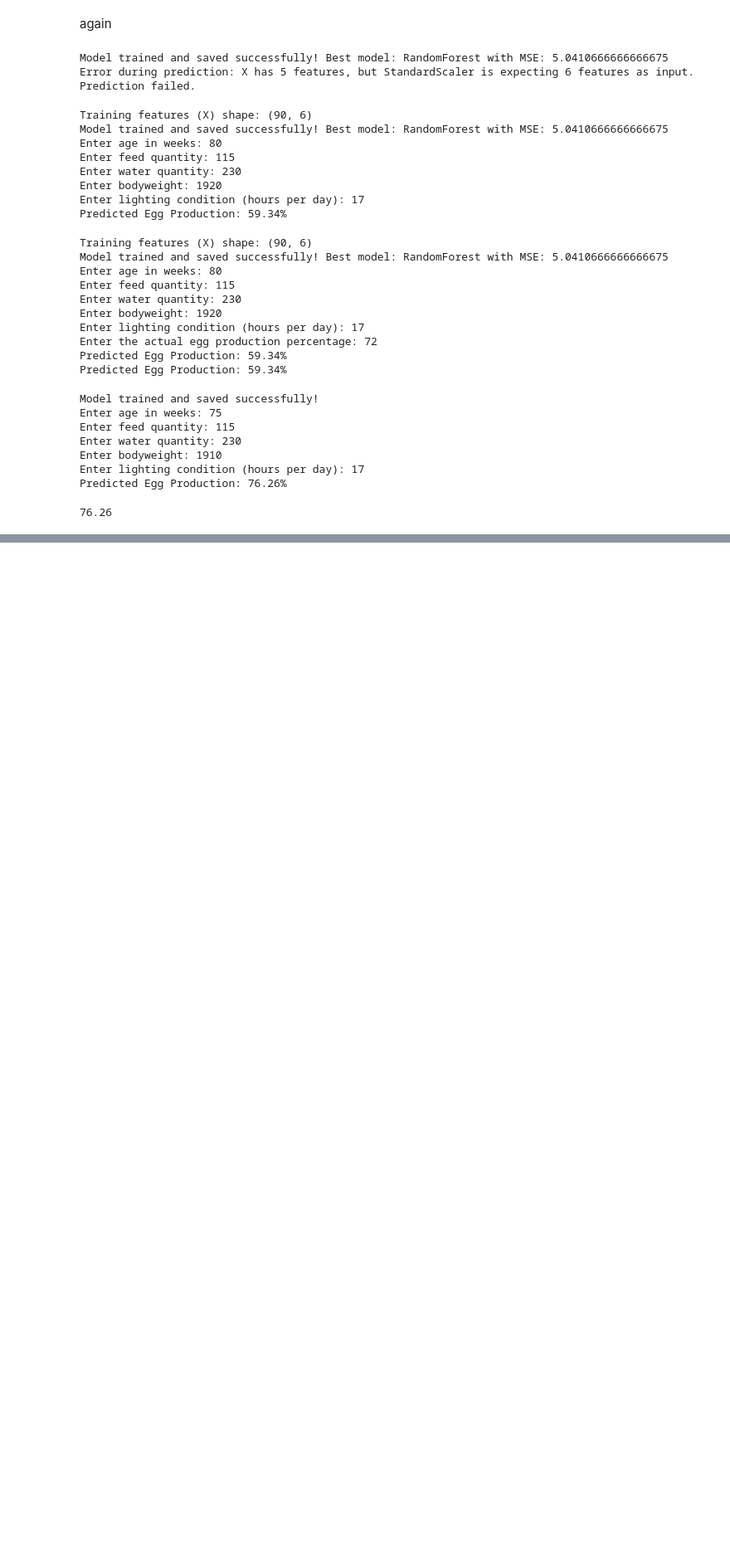
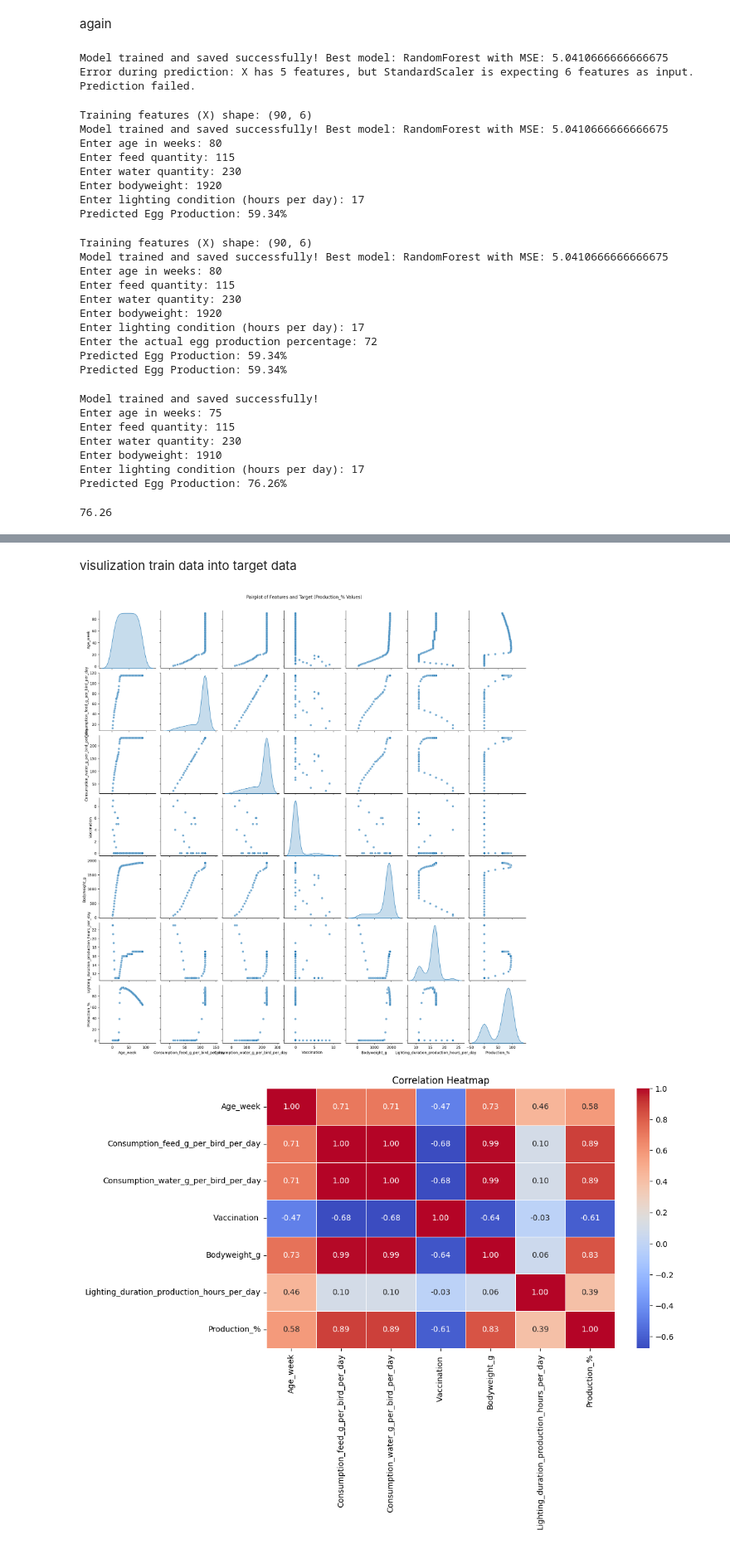
Before and after one commit to MostaryKhatun/Thesis, a Jupyter notebook: Ml_model_for_stabdard_value.ipynb, the cells around one changed output, grey strips where cells are left out. Shown: that part at 83% size. Saved outputs shown, nothing was run; the diff lists cells and outputs as text; code cells hidden in the pictures; blank space fills up the shorter version.

```diff
--- a/Ml_model_for_stabdard_value.ipynb
+++ b/Ml_model_for_stabdard_value.ipynb
@@ -695,0 +809,66 @@ Predicted Egg Production: 76.26%
+# %% [markdown]
+visulization train data into target data
+# %%
+import matplotlib.pyplot as plt
+import seaborn as sns
+import pandas as pd
+import os
+
+# Function to visualize training data vs target values with categorical conversion
+def visualize_train_data_with_categoricals(dataset_path):
+    try:
+        if not os.path.exists(dataset_path):
+            raise FileNotFoundError(f"Dataset not found at {dataset_path}")
+
+        # Load the dataset
+        dataset = pd.read_csv(dataset_path)
+
+        if 'Production_%' not in dataset.columns:
+            raise KeyError("The column 'Production_%' is missing from the dataset.")
+
+        # Feature and target separation
+        X = dataset.drop(columns=['Production_%'])
+        y = dataset['Production_%']
+
+        # Convert categorical columns to numeric
+        categorical_columns = X.select_dtypes(include=['object']).columns
+        for col in categorical_columns:
+            X[col] = X[col].astype('category').cat.codes
+
+        # Combine X and y for visualization
+        data_combined = pd.concat([X, y], axis=1)
+
+        # Pairplot to visualize relationships
+        sns.pairplot(data_combined, diag_kind='kde', plot_kws={'alpha': 0.6})
+        plt.suptitle("Pairplot of Features and Target (Production_% Values)", y=1.02)
+        plt.show()
+
+        # Correlation heatmap
+        plt.figure(figsize=(10, 6))
+        correlation_matrix = data_combined.corr()
+        sns.heatmap(correlation_matrix, annot=True, cmap='coolwarm', fmt='.2f', linewidths=0.5)
+        plt.title("Correlation Heatmap")
+        plt.show()
+
+        # Individual feature vs. Production_% scatter plots
+        for feature in X.columns:
+            plt.figure(figsize=(8, 5))
+            sns.scatterplot(x=dataset[feature], y=y, alpha=0.7, color='blue')
+            plt.title(f"{feature} vs. Production_%")
+            plt.xlabel(feature)
+            plt.ylabel("Production_%")
+            plt.grid(True)
+            plt.show()
+
+    except Exception as e:
+        print(f"Error during visualization: {e}")
+        raise
+
+# Example usage
+dataset_path = '/content/Standard_for_all_dataset.csv'
+
+# Visualize the training data
+visualize_train_data_with_categoricals(dataset_path)
+# %% [output]
+[figure, added]
+[figure, added]
```
Also changed, not shown: parts of 3 cells of this notebook.
